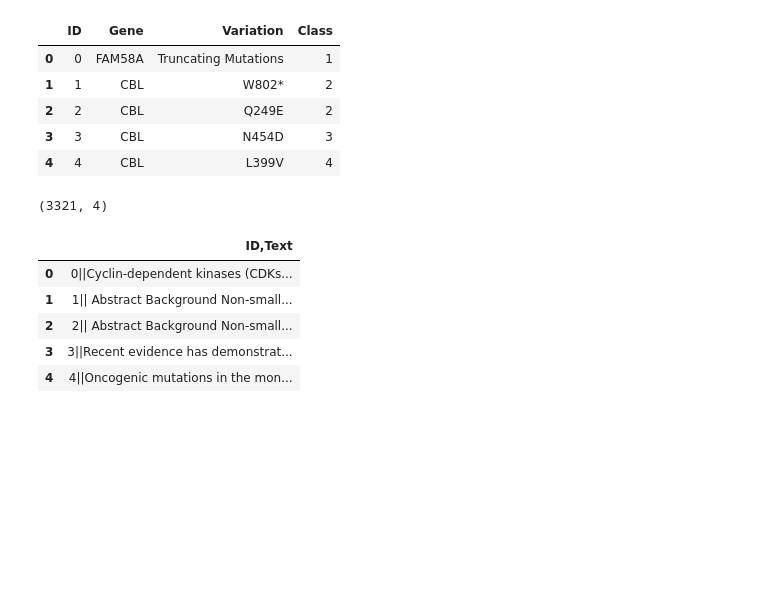
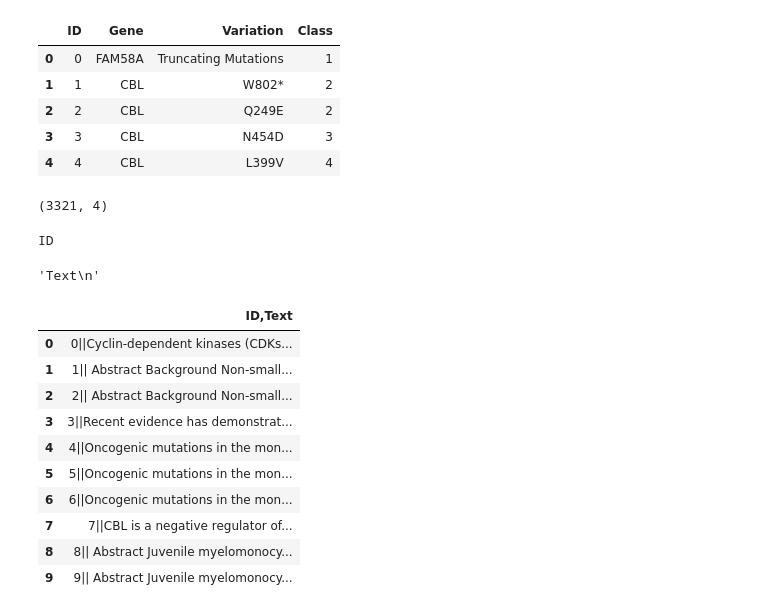
Before and after one commit to saurabhrpi/Personalized-Medicine-Redifining-Cancer-Treatment, a Jupyter notebook: Personalized Medicine.ipynb, the cells around one changed output. Cells and saved outputs as stored; diff of their text form; code cells hidden in the pictures; blank space fills up the shorter version.

Commit message:
Implementation : Break the input text file around the double pipe delimiter

```diff
--- a/Personalized Medicine.ipynb
+++ b/Personalized Medicine.ipynb
@@ -16,4 +17,16 @@ trainV.head()
 trainV.shape
 # %% [output]
 (3321, 4)
+# %%
+trainT = pd.read_csv('training_text',sep="||")
+# %%
+fileHandle = open('training_text', 'r')
+
+line = fileHandle.next()
+fields = line.split(',')
+print fields[0]
+fields[1]
+# %% [output]
+ID
+'Text\n'
 # %%
@@ -27,11 +39,16 @@ for line in fileHandle:
 
 fileHandle.close()
 # %%
-trainT.head()
+trainT.head(10)
 # %% [output]
 |  | ID,Text |
 | 0 | 0||Cyclin-dependent kinases (CDKs... |
 | 1 | 1|| Abstract Background Non-small... |
 | 2 | 2|| Abstract Background Non-small... |
 | 3 | 3||Recent evidence has demonstrat... |
 | 4 | 4||Oncogenic mutations in the mon... |
+| 5 | 5||Oncogenic mutations in the mon... |
+| 6 | 6||Oncogenic mutations in the mon... |
+| 7 | 7||CBL is a negative regulator of... |
+| 8 | 8|| Abstract Juvenile myelomonocy... |
+| 9 | 9|| Abstract Juvenile myelomonocy... |
```
Also changed, not shown: parts of 4 cells of this notebook.
